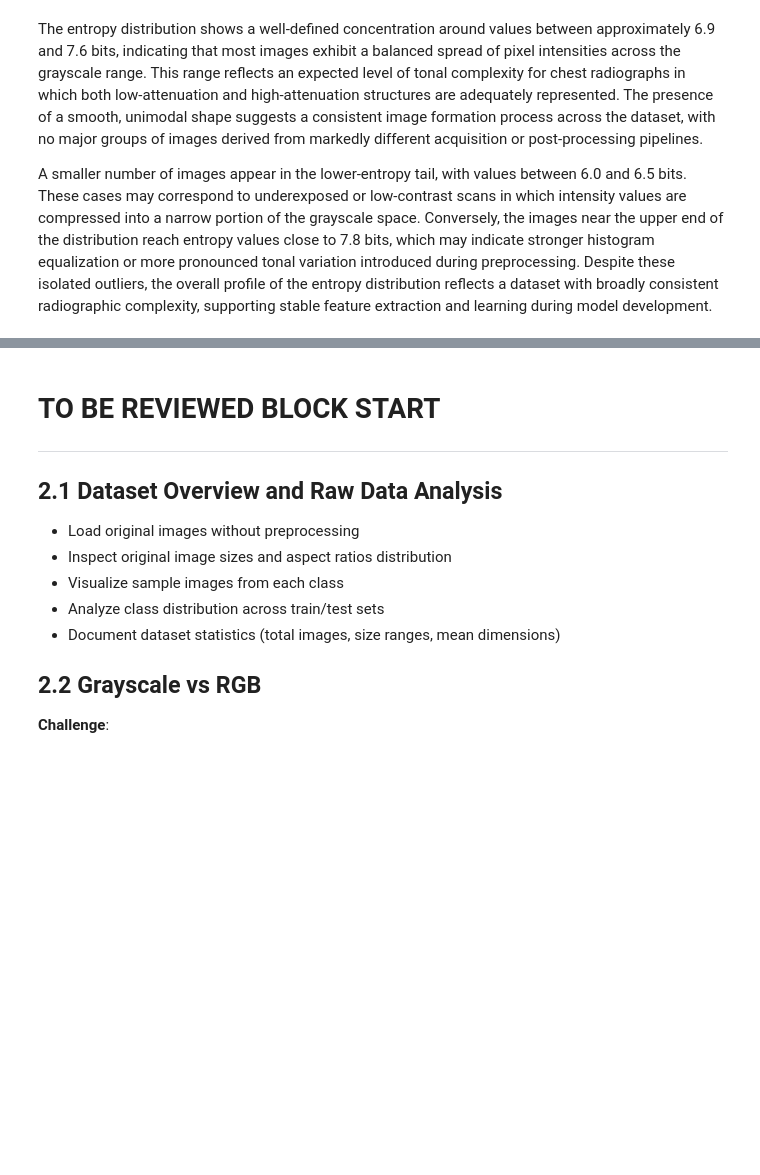
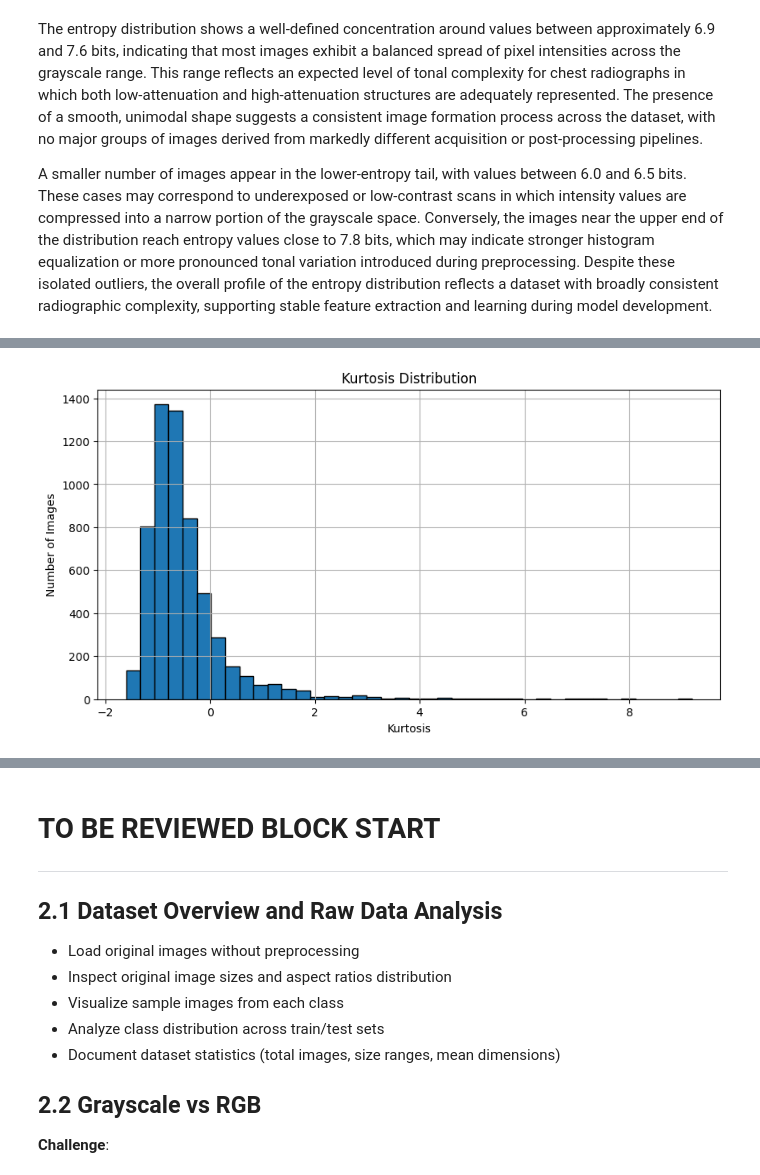
Before and after one commit to logus2k/apvc_p2, a Jupyter notebook: dl_for_cv_project2_v1.ipynb, the cells around one changed output, grey strips where cells are left out. Cells and saved outputs as stored; diff of their text form; code cells hidden in the pictures; blank space fills up the shorter version.

Commit message:
Add Kurtosis and Skewness subsection

```diff
--- a/dl_for_cv_project2_v1.ipynb
+++ b/dl_for_cv_project2_v1.ipynb
@@ -298,0 +307,24 @@ A smaller number of images appear in the lower-entropy tail, with values between
+# %%
+# Compute kurtosis and skewness for a single image
+def compute_kurtosis_skew(image_path):
+	img = cv2.imread(image_path, cv2.IMREAD_GRAYSCALE)
+	if img is None:
+		return None, None
+	values = img.astype(np.float32).ravel()
+	return float(kurtosis(values)), float(skew(values))
+
+# Compute metrics for all dataset images
+results_shape = []
+for path in all_paths:
+	k, s = compute_kurtosis_skew(path)
+	if k is not None:
+		results_shape.append({
+			"image": path,
+			"kurtosis": k,
+			"skewness": s
+		})
+
+df_shape = pd.DataFrame(results_shape)
+
+# Display descriptive statistics
+display(df_shape.describe())
@@ -298,0 +341,10 @@ A smaller number of images appear in the lower-entropy tail, with values between
+# %%
+plt.figure(figsize=(10, 5))
+plt.hist(df_shape["kurtosis"], bins=40, edgecolor='black')
+plt.title("Kurtosis Distribution")
+plt.xlabel("Kurtosis")
+plt.ylabel("Number of Images")
+plt.grid(True)
+plt.show()
+# %% [output]
+[figure, added]
```
Also changed, not shown: parts of 8 cells of this notebook.
